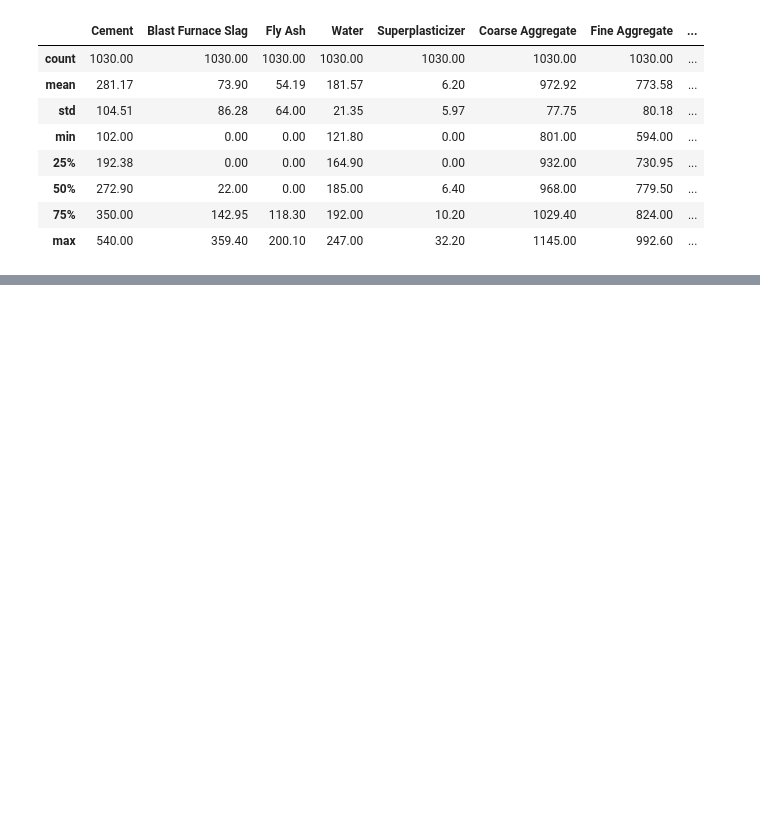
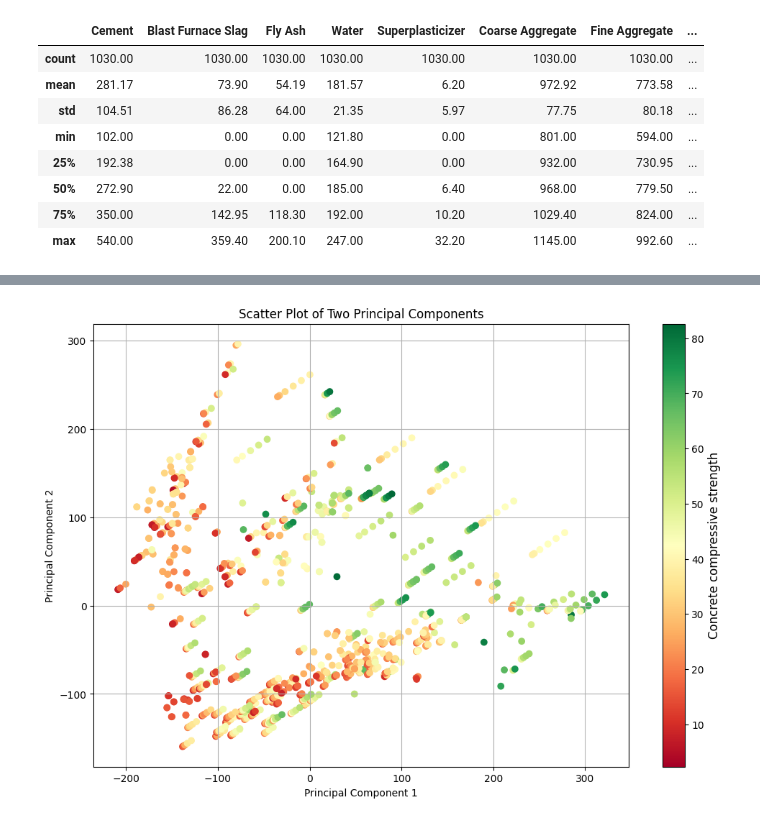
Before and after one commit to robertmackevic/mdv, a Jupyter notebook: principal-component-analysis.ipynb, the cells around one changed output, grey strips where cells are left out. Saved outputs shown, nothing was run; the diff lists cells and outputs as text; code cells hidden in the pictures; blank space fills up the shorter version.

```diff
--- a/principal-component-analysis.ipynb
+++ b/principal-component-analysis.ipynb
@@ -131,0 +107,9 @@ plot_pca2(data)
+# %%
+x = dataset.drop(columns=[TARGET_VARIABLE])
+y = dataset[TARGET_VARIABLE]
+pca = PCA(n_components=2)
+pca.fit(x)
+components = pca.transform(x)
+plot_pca(components, y)
+# %% [output]
+[figure, added]
```
Also changed, not shown: parts of 11 cells of this notebook.
